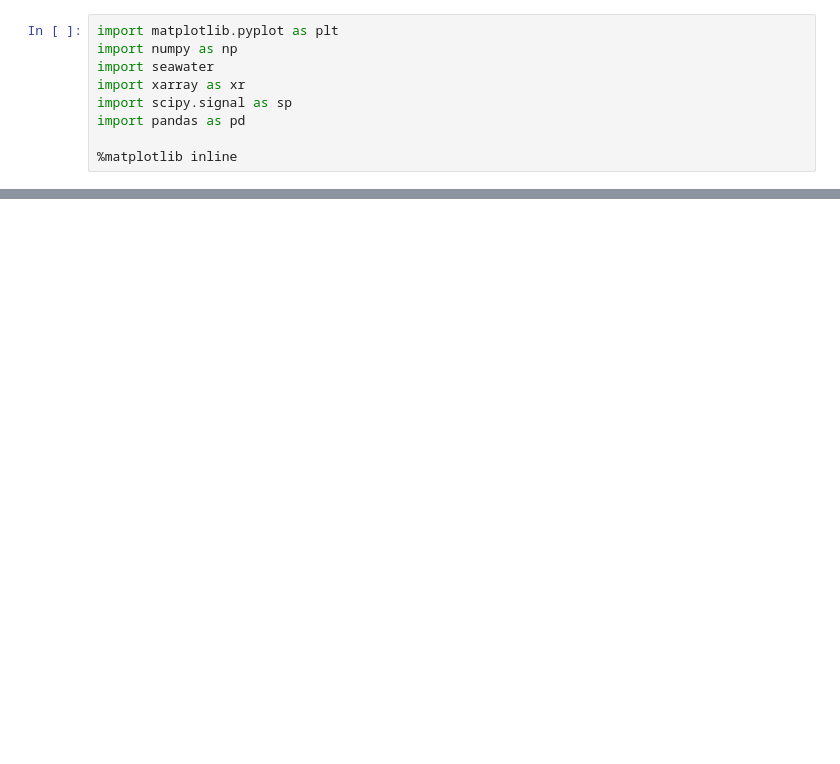
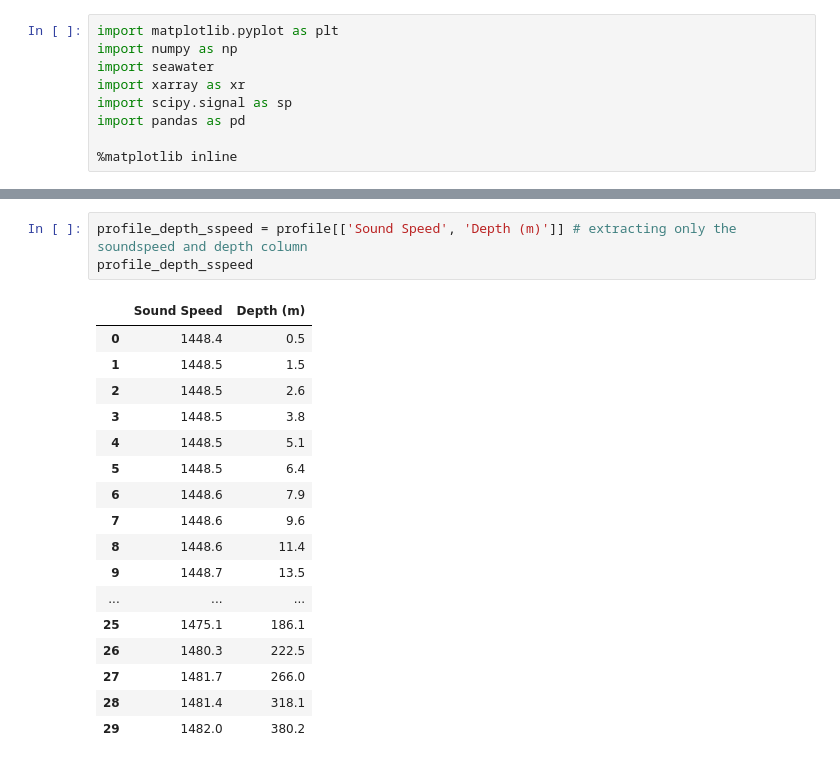
Before and after one commit to BaruaSourav/Ocean-Nav, a Jupyter notebook: Potential Sub Surface channel.ipynb, the cells around one changed output, grey strips where cells are left out. Cells and saved outputs as stored; diff of their text form; blank space fills up the shorter version.

```diff
--- a/Potential Sub Surface channel.ipynb
+++ b/Potential Sub Surface channel.ipynb
@@ -38,0 +26,21 @@ profile
+# %%
+profile_depth_sspeed = profile[['Sound Speed', 'Depth (m)']] # extracting only the soundspeed and depth column
+profile_depth_sspeed
+# %% [output]
+|  | Sound Speed | Depth (m) |
+| 0 | 1448.4 | 0.5 |
+| 1 | 1448.5 | 1.5 |
+| 2 | 1448.5 | 2.6 |
+| 3 | 1448.5 | 3.8 |
+| 4 | 1448.5 | 5.1 |
+| 5 | 1448.5 | 6.4 |
+| 6 | 1448.6 | 7.9 |
+| 7 | 1448.6 | 9.6 |
+| 8 | 1448.6 | 11.4 |
+| 9 | 1448.7 | 13.5 |
+| ... | ... | ... |
+| 25 | 1475.1 | 186.1 |
+| 26 | 1480.3 | 222.5 |
+| 27 | 1481.7 | 266.0 |
+| 28 | 1481.4 | 318.1 |
+| 29 | 1482.0 | 380.2 |
```
Also changed, not shown: parts of 8 cells of this notebook, 1 other file.
